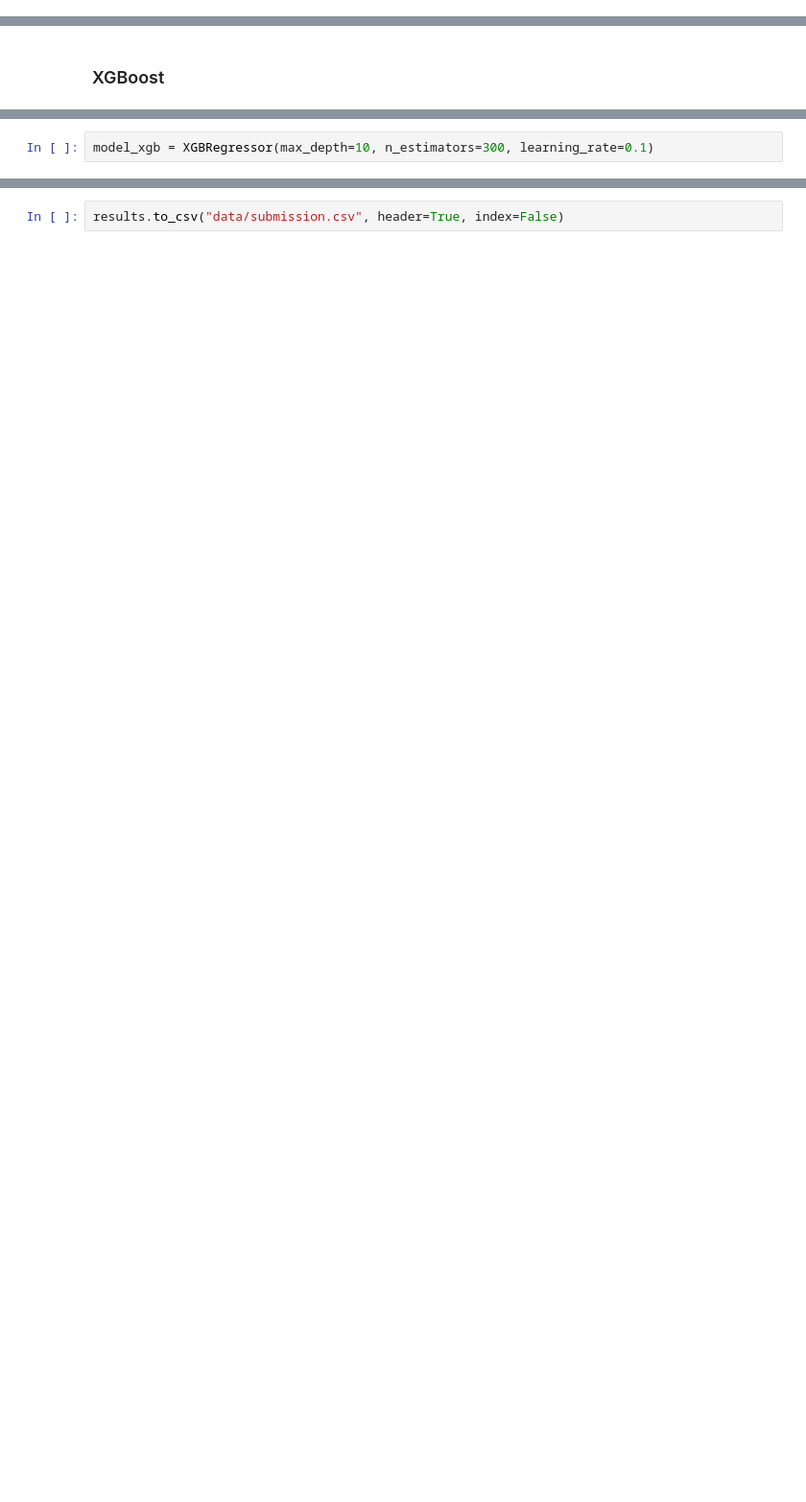
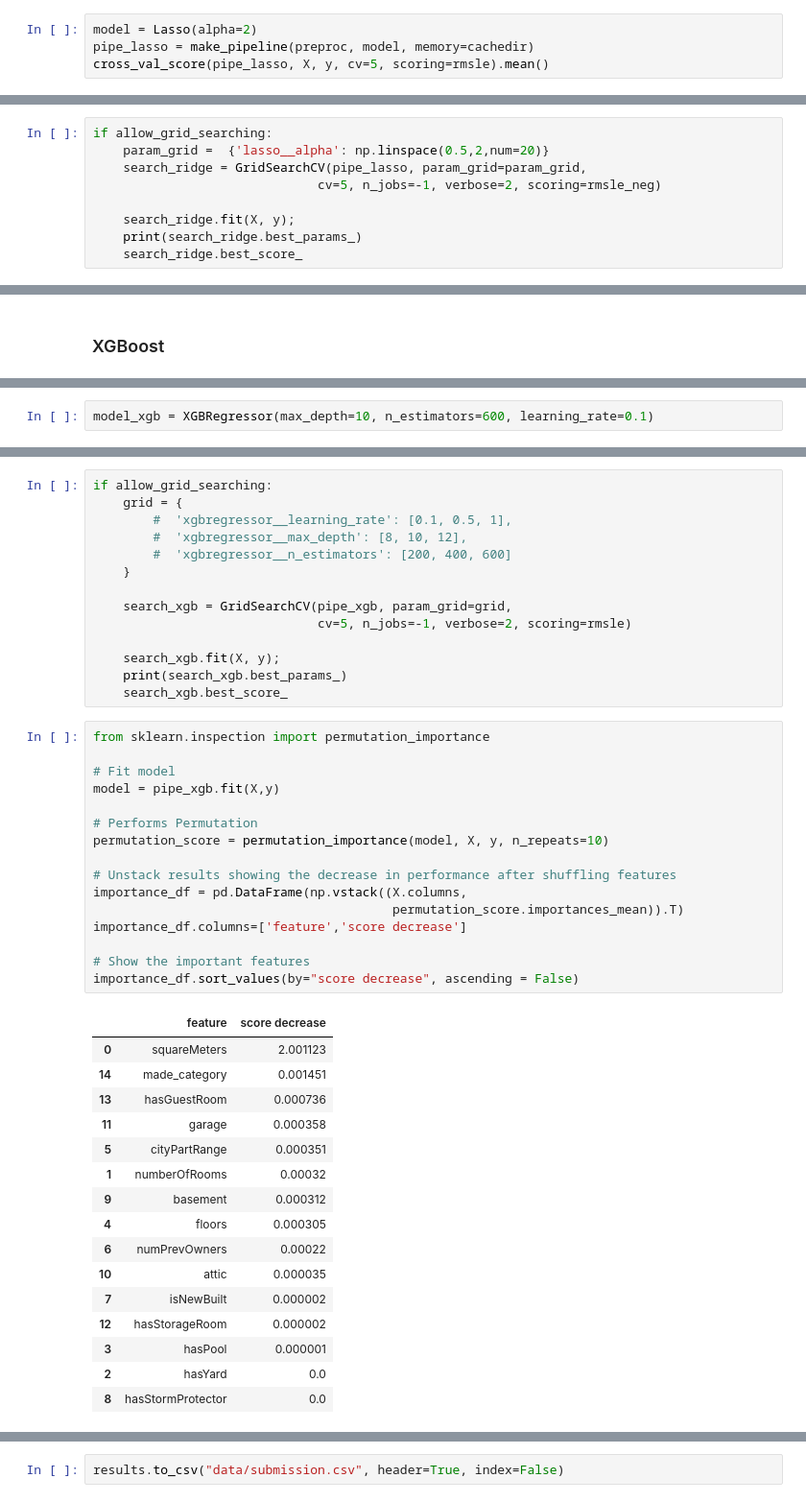
Before and after one commit to Tomateau/paris_housing_price, a Jupyter notebook: notebook.ipynb, the cells around one changed output, grey strips where cells are left out. Shown: that part at 96% size. Saved outputs shown, nothing was run; the diff lists cells and outputs as text; blank space fills up the shorter version.

Commit message:
xgboost + gridsearc + feature permutation

```diff
--- a/notebook.ipynb
+++ b/notebook.ipynb
@@ -322,0 +332,4 @@ if allow_grid_searching:
+# %%
+model = Lasso(alpha=2)
+pipe_lasso = make_pipeline(preproc, model, memory=cachedir)
+cross_val_score(pipe_lasso, X, y, cv=5, scoring=rmsle).mean()
@@ -322,0 +340,9 @@ if allow_grid_searching:
+# %%
+if allow_grid_searching:
+    param_grid =  {'lasso__alpha': np.linspace(0.5,2,num=20)}
+    search_ridge = GridSearchCV(pipe_lasso, param_grid=param_grid,
+                              cv=5, n_jobs=-1, verbose=2, scoring=rmsle_neg)
+
+    search_ridge.fit(X, y);
+    print(search_ridge.best_params_)
+    search_ridge.best_score_
@@ -327,5 +377,5 @@ X_train, X_eval, y_train_log, y_eval_log = train_test_split(X,y,random_state=42)
 # %%
-model_xgb = XGBRegressor(max_depth=10, n_estimators=300, learning_rate=0.1)
+model_xgb = XGBRegressor(max_depth=10, n_estimators=600, learning_rate=0.1)
 # %%
 pipe_xgb = make_pipeline(preproc, model_xgb)
 cross_val_score(pipe_xgb,X,y,cv=5,scoring=rmsle,n_jobs=-1).mean()
@@ -333,0 +386,47 @@ cross_val_score(pipe_xgb,X,y,cv=5,scoring=rmsle,n_jobs=-1).mean()
+# %%
+if allow_grid_searching:
+    grid = {
+        #  'xgbregressor__learning_rate': [0.1, 0.5, 1],
+        #  'xgbregressor__max_depth': [8, 10, 12],
+        #  'xgbregressor__n_estimators': [200, 400, 600]
+    }
+
+    search_xgb = GridSearchCV(pipe_xgb, param_grid=grid,
+                              cv=5, n_jobs=-1, verbose=2, scoring=rmsle)
+
+    search_xgb.fit(X, y);
+    print(search_xgb.best_params_)
+    search_xgb.best_score_
+# %%
+from sklearn.inspection import permutation_importance
+
+# Fit model
+model = pipe_xgb.fit(X,y)
+
+# Performs Permutation
+permutation_score = permutation_importance(model, X, y, n_repeats=10)
+
+# Unstack results showing the decrease in performance after shuffling features
+importance_df = pd.DataFrame(np.vstack((X.columns,
+                                        permutation_score.importances_mean)).T)
+importance_df.columns=['feature','score decrease']
+
+# Show the important features
+importance_df.sort_values(by="score decrease", ascending = False)
+# %% [output]
+|  | feature | score decrease |
+| 0 | squareMeters | 2.001123 |
+| 14 | made_category | 0.001451 |
+| 13 | hasGuestRoom | 0.000736 |
+| 11 | garage | 0.000358 |
+| 5 | cityPartRange | 0.000351 |
+| 1 | numberOfRooms | 0.00032 |
+| 9 | basement | 0.000312 |
+| 4 | floors | 0.000305 |
+| 6 | numPrevOwners | 0.00022 |
+| 10 | attic | 0.000035 |
+| 7 | isNewBuilt | 0.000002 |
+| 12 | hasStorageRoom | 0.000002 |
+| 3 | hasPool | 0.000001 |
+| 2 | hasYard | 0.0 |
+| 8 | hasStormProtector | 0.0 |
```
Also changed, not shown: parts of 30 cells of this notebook.
